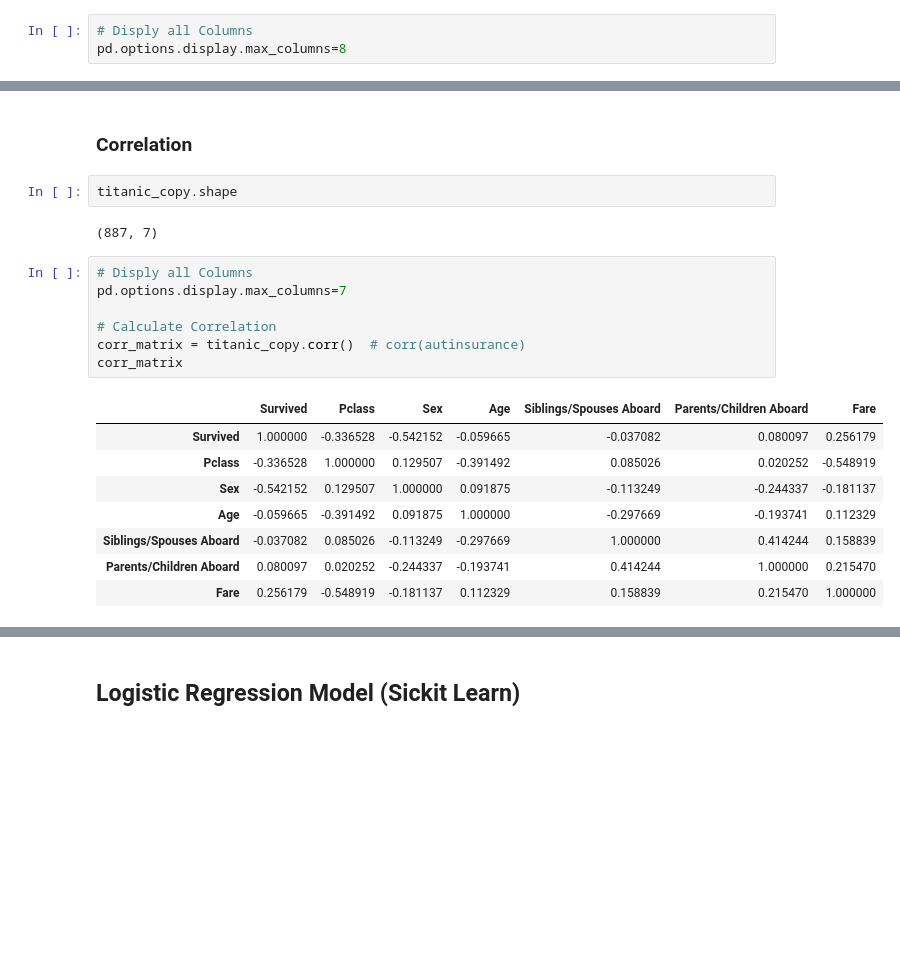
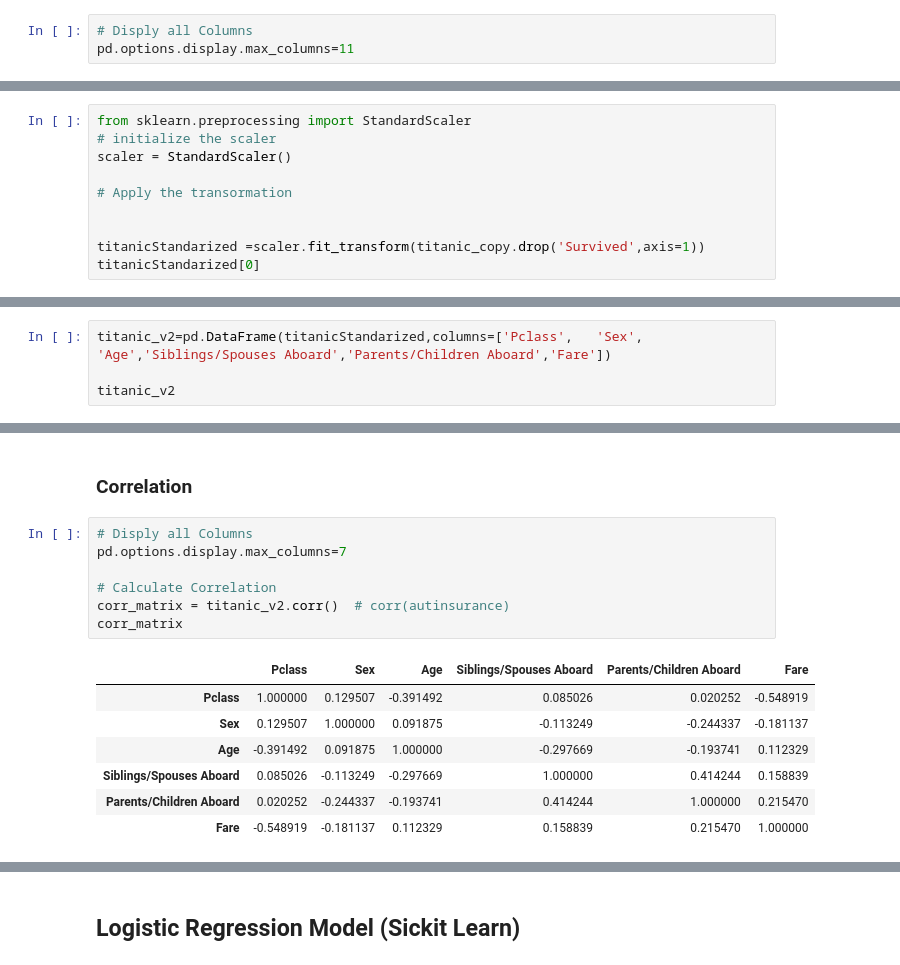
Before and after one commit to MouhtaramSoufiane/Projets-Machine-Learning, a Jupyter notebook: LOGISTIQUE_REGRESSION_SKLearn_FromScratch.ipynb, the cells around one changed output, grey strips where cells are left out. Saved outputs shown, nothing was run; the diff lists cells and outputs as text; blank space fills up the shorter version.

```diff
--- a/LOGISTIQUE_REGRESSION_SKLearn_FromScratch.ipynb
+++ b/LOGISTIQUE_REGRESSION_SKLearn_FromScratch.ipynb
@@ -23,7 +23,7 @@ warnings.filterwarnings('ignore')
 # I.  Reading Data - Exploratory Data Analysis with Pandas
 # %%
 # Disply all Columns
-pd.options.display.max_columns=8
+pd.options.display.max_columns=11
 # %%
 titanic=pd.read_csv("titanic.csv")
 # %%
@@ -230,0 +235,10 @@ Label Encoded Data:
+# %%
+from sklearn.preprocessing import StandardScaler
+# initialize the scaler
+scaler = StandardScaler()
+
+# Apply the transormation
+
+
+titanicStandarized =scaler.fit_transform(titanic_copy.drop('Survived',axis=1))
+titanicStandarized[0]
@@ -230,0 +250,4 @@ Label Encoded Data:
+# %%
+titanic_v2=pd.DataFrame(titanicStandarized,columns=['Pclass',	'Sex',	'Age','Siblings/Spouses Aboard','Parents/Children Aboard','Fare'])
+
+titanic_v2
@@ -231,24 +268,19 @@ Label Encoded Data:
 # %% [markdown]
 ### Correlation
-# %%
-titanic_copy.shape
-# %% [output]
-(887, 7)
 # %%
 # Disply all Columns
 pd.options.display.max_columns=7
 
 # Calculate Correlation
-corr_matrix = titanic_copy.corr()  # corr(autinsurance)
+corr_matrix = titanic_v2.corr()  # corr(autinsurance)
 corr_matrix
 # %% [output]
-|  | Survived | Pclass | Sex | Age | Siblings/Spouses Aboard | Parents/Children Aboard | Fare |
-| Survived | 1.000000 | -0.336528 | -0.542152 | -0.059665 | -0.037082 | 0.080097 | 0.256179 |
-| Pclass | -0.336528 | 1.000000 | 0.129507 | -0.391492 | 0.085026 | 0.020252 | -0.548919 |
-| Sex | -0.542152 | 0.129507 | 1.000000 | 0.091875 | -0.113249 | -0.244337 | -0.181137 |
-| Age | -0.059665 | -0.391492 | 0.091875 | 1.000000 | -0.297669 | -0.193741 | 0.112329 |
-| Siblings/Spouses Aboard | -0.037082 | 0.085026 | -0.113249 | -0.297669 | 1.000000 | 0.414244 | 0.158839 |
-| Parents/Children Aboard | 0.080097 | 0.020252 | -0.244337 | -0.193741 | 0.414244 | 1.000000 | 0.215470 |
-| Fare | 0.256179 | -0.548919 | -0.181137 | 0.112329 | 0.158839 | 0.215470 | 1.000000 |
+|  | Pclass | Sex | Age | Siblings/Spouses Aboard | Parents/Children Aboard | Fare |
+| Pclass | 1.000000 | 0.129507 | -0.391492 | 0.085026 | 0.020252 | -0.548919 |
+| Sex | 0.129507 | 1.000000 | 0.091875 | -0.113249 | -0.244337 | -0.181137 |
+| Age | -0.391492 | 0.091875 | 1.000000 | -0.297669 | -0.193741 | 0.112329 |
+| Siblings/Spouses Aboard | 0.085026 | -0.113249 | -0.297669 | 1.000000 | 0.414244 | 0.158839 |
+| Parents/Children Aboard | 0.020252 | -0.244337 | -0.193741 | 0.414244 | 1.000000 | 0.215470 |
+| Fare | -0.548919 | -0.181137 | 0.112329 | 0.158839 | 0.215470 | 1.000000 |
 # %%
 plt.rcParams['figure.figsize'] = 20,10  # control plot sizeimport seaborn as sns
```
Also changed, not shown: parts of 29 cells of this notebook.
